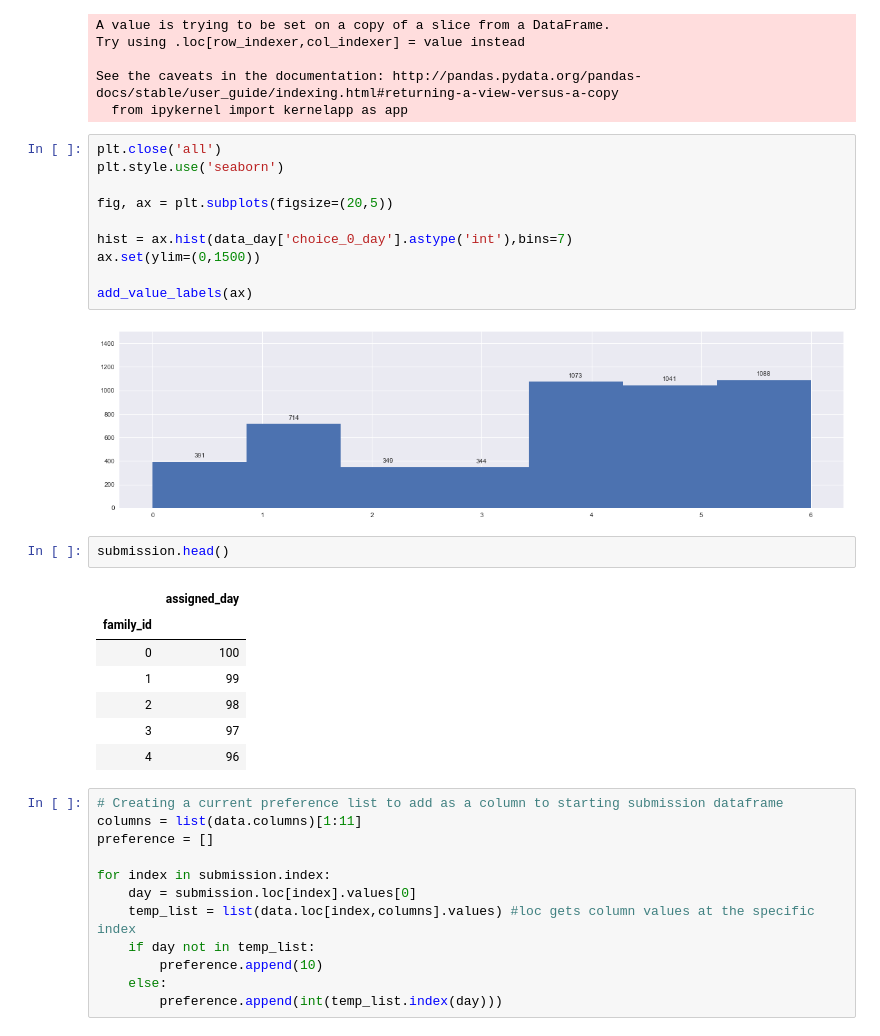
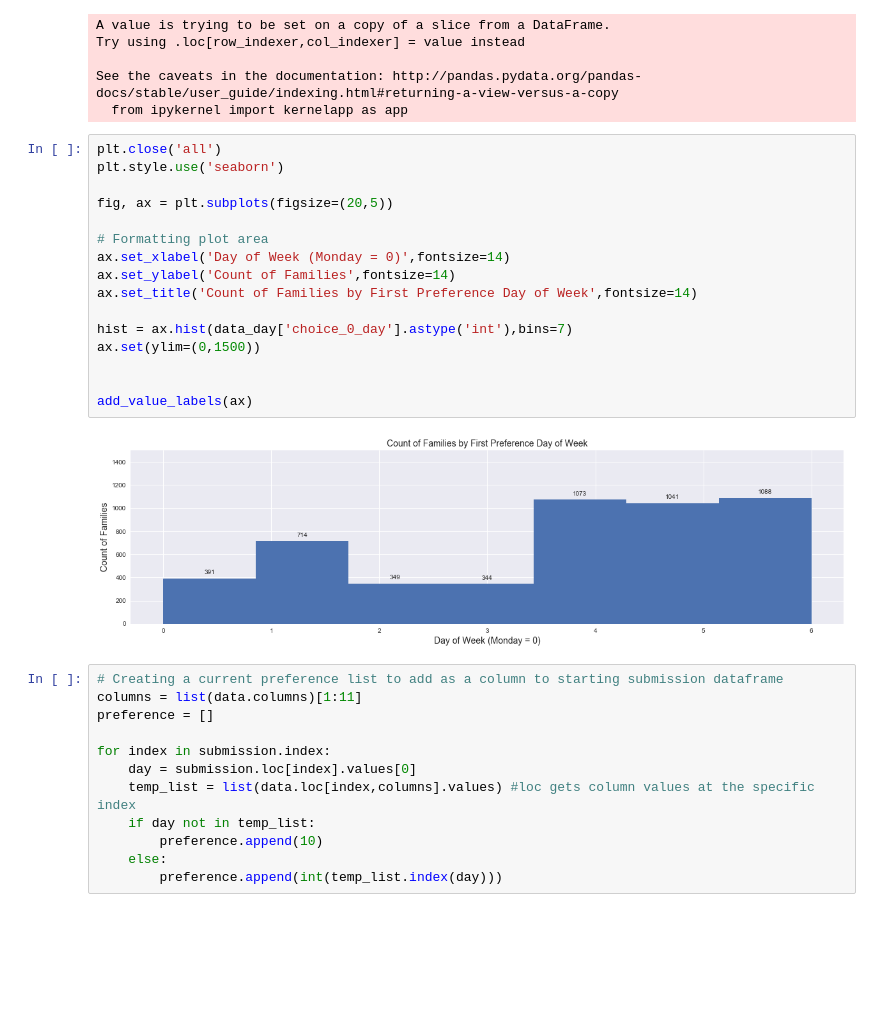
Before and after one commit to tdrumhel1/santa, a Jupyter notebook: v3-santa.ipynb, the cells around one changed output. Saved outputs shown, nothing was run; the diff lists cells and outputs as text; blank space fills up the shorter version.

```diff
--- a/v3-santa.ipynb
+++ b/v3-santa.ipynb
@@ -111,25 +130,21 @@ See the caveats in the documentation: http://pandas.pydata.org/pandas-docs/stabl
 # %%
 plt.close('all')
 plt.style.use('seaborn')
 
 fig, ax = plt.subplots(figsize=(20,5))
 
+# Formatting plot area
+ax.set_xlabel('Day of Week (Monday = 0)',fontsize=14)
+ax.set_ylabel('Count of Families',fontsize=14)
+ax.set_title('Count of Families by First Preference Day of Week',fontsize=14)
+
 hist = ax.hist(data_day['choice_0_day'].astype('int'),bins=7)
 ax.set(ylim=(0,1500))
 
+
 add_value_labels(ax)
 # %% [output]
-[figure, old version]
+[figure, new version]
-# %%
-submission.head()
-# %% [output]
-|  | assigned_day |
-| family_id |  |
-| 0 | 100 |
-| 1 | 99 |
-| 2 | 98 |
-| 3 | 97 |
-| 4 | 96 |
 # %%
 # Creating a current preference list to add as a column to starting submission dataframe
 columns = list(data.columns)[1:11]
```
Also changed, not shown: parts of 27 cells of this notebook.
